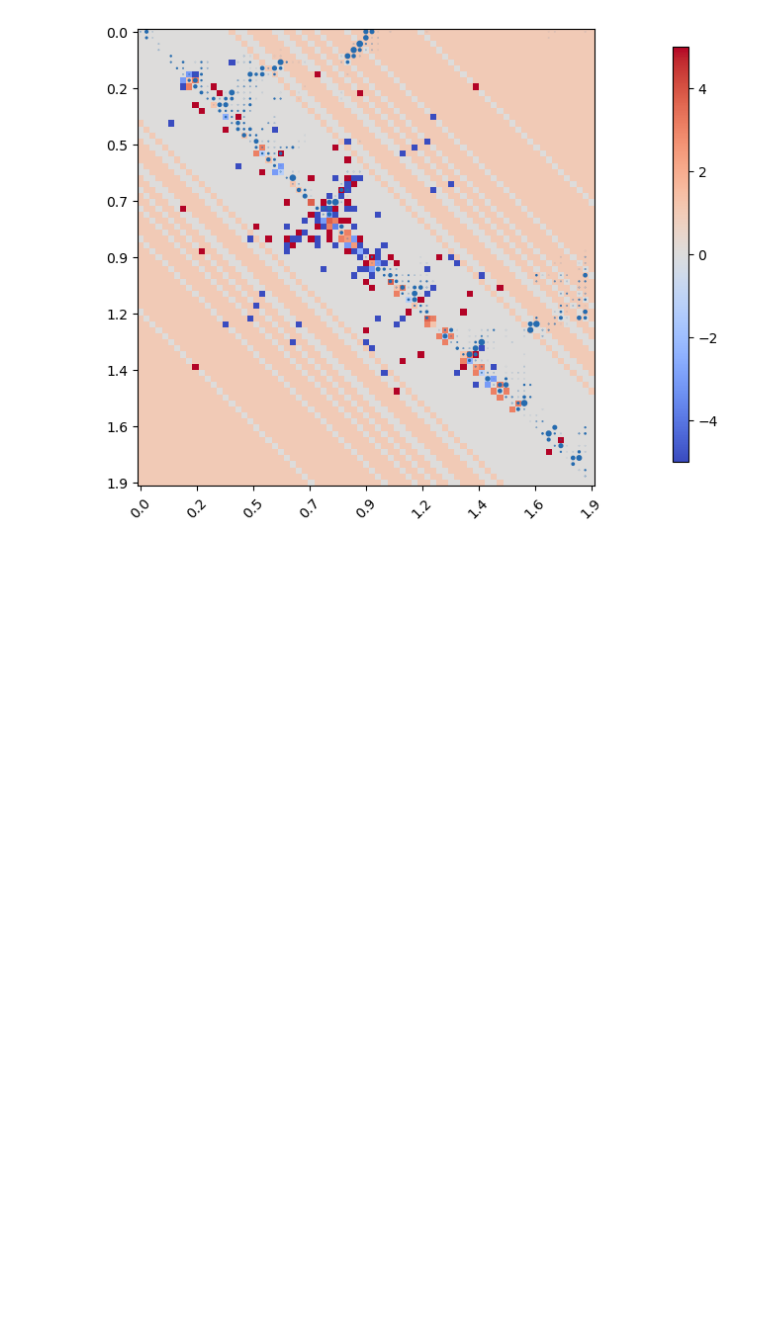
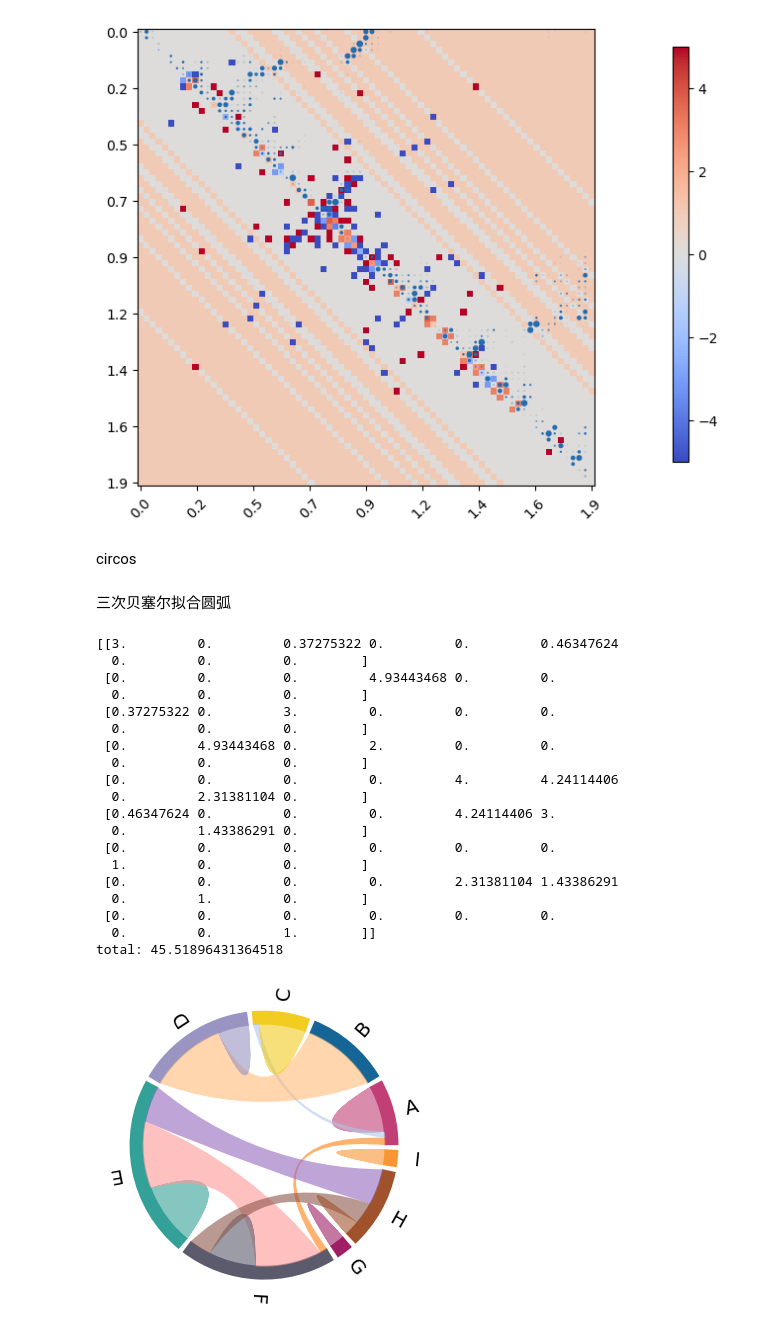
Before and after one commit to Luo-Shigan/KARRseq, a Jupyter notebook: run.ipynb, the cells around one changed output. Drawn from its saved outputs; the diff is of its cells as text; code cells hidden in the pictures; blank space fills up the shorter version.

```diff
--- a/run.ipynb
+++ b/run.ipynb
@@ -92,3 +94,7 @@ Dim: (75, 75) | Total Counts: 139
 (75, 75)
 (<Figure size 800x600 with 2 Axes>, array([[<AxesSubplot:>]], dtype=object))
 [figure]
+# %% [markdown]
+circos
+# %% [markdown]
+三次贝塞尔拟合圆弧
@@ -94,0 +278,57 @@ Dim: (75, 75) | Total Counts: 139
+# %%
+from IPython.core.interactiveshell import InteractiveShell
+# InteractiveShell.ast_node_interactivity = "all"
+from scipy.sparse import random
+# 9个节点的互作矩阵
+nodes = ["A", "B", "C", "D", "E", "F", "G", "H", "I"]
+# data = np.random.poisson(5, size=(9, 9))
+# data = np.triu(data, 1)  # 上三角
+# data = data + data.T     # 对称
+# print(data)
+# seed = 40
+# np.random.seed(seed)
+data = random(9, 9, density=0.2, format='csr', random_state=42)  # 稀疏矩阵
+data = data.multiply(np.random.poisson(5, size=(9, 9)))  # 乘以 Poisson 分布的值
+data = np.triu(data.toarray(), 1)  # 上三角矩阵
+data = data + data.T  # 对称
+diag_values = np.random.poisson(2, size=9)
+np.fill_diagonal(data, diag_values)
+print(data)
+
+colors = ["#c23f76", "#156697", "#f2cc21", "#9994c2", "#34a198",
+          "#5b5b6d", "#9e1f63", "#a0522d", "#f99533"]
+
+# 画图
+fig = plt.figure(figsize=(3, 3))  # 调整画布尺寸
+ax = plt.axes([0, 0, 1, 1])
+nodePos = chordDiagram_fixed(data, ax, colors=colors)
+ax.axis('off')
+ax.set_xlim([-1, 1])
+ax.set_ylim([-1, 1])
+# 标注节点
+for i in range(len(nodes)):
+    ax.text(nodePos[i][0], nodePos[i][1], nodes[i],
+            rotation=nodePos[i][2], ha='center', va='center', fontsize=14)
+
+plt.show()
+# %% [output]
+[[3.         0.         0.37275322 0.         0.         0.46347624
+  0.         0.         0.        ]
+ [0.         0.         0.         4.93443468 0.         0.
+  0.         0.         0.        ]
+ [0.37275322 0.         3.         0.         0.         0.
+  0.         0.         0.        ]
+ [0.         4.93443468 0.         2.         0.         0.
+  0.         0.         0.        ]
+ [0.         0.         0.         0.         4.         4.24114406
+  0.         2.31381104 0.        ]
+ [0.46347624 0.         0.         0.         4.24114406 3.
+  0.         1.43386291 0.        ]
+ [0.         0.         0.         0.         0.         0.
+  1.         0.         0.        ]
+ [0.         0.         0.         0.         2.31381104 1.43386291
+  0.         1.         0.        ]
+ [0.         0.         0.         0.         0.         0.
+  0.         0.         1.        ]]
+total: 45.51896431364518
+[figure, added]
```
Also changed, not shown: parts of 5 cells of this notebook, 11 other files.
